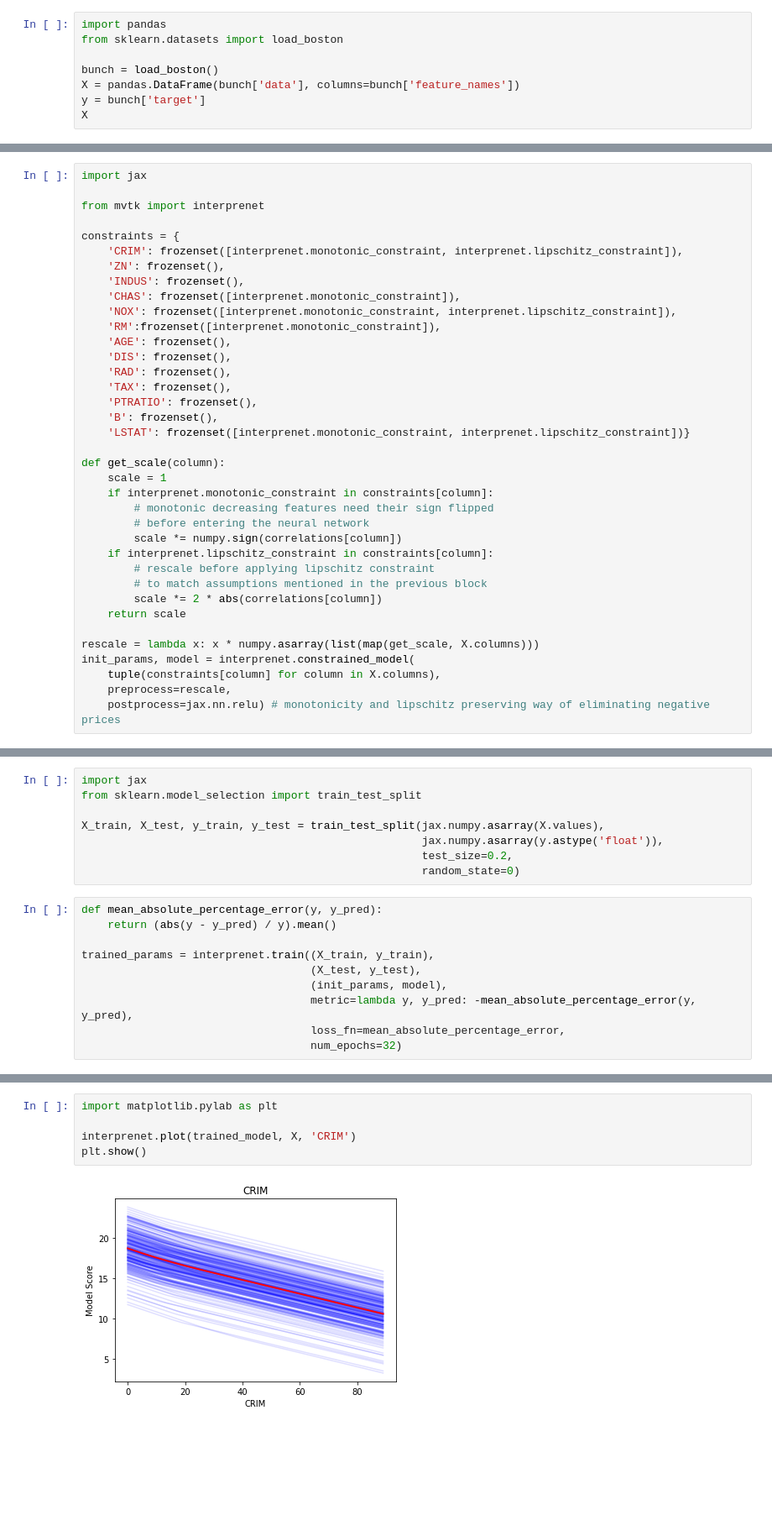
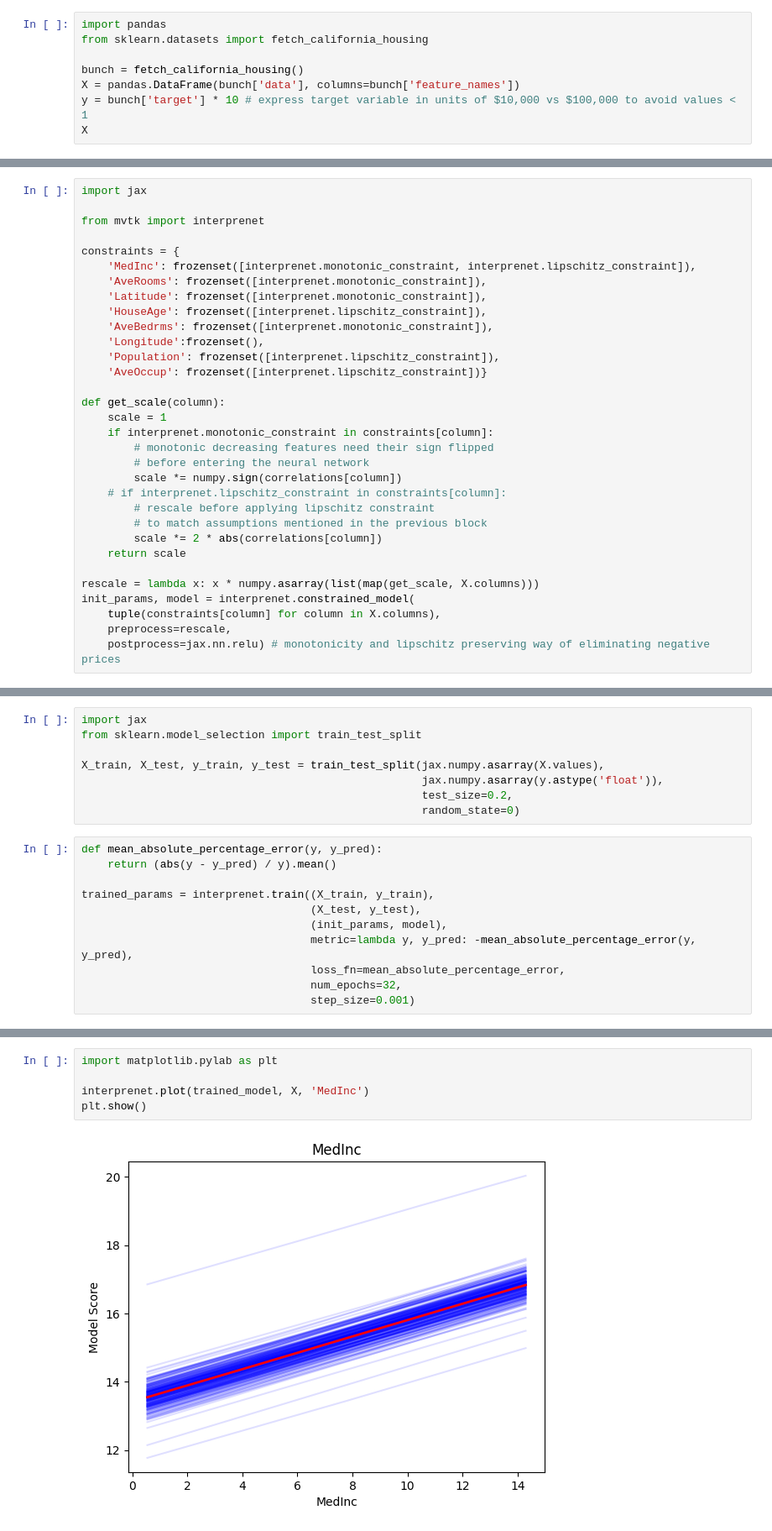
Before and after one commit to FINRAOS/model-validation-toolkit, a Jupyter notebook: docs/notebooks/interprenet/Interprenet.ipynb, the cells around one changed output, grey strips where cells are left out. Shown: that part at 84% size. Cells and saved outputs as stored; diff of their text form; blank space fills up the shorter version.

Commit message:
Update interprenet deprecated jax functions and replace deprecated data set in tutorial notebook.

```diff
--- a/docs/notebooks/interprenet/Interprenet.ipynb
+++ b/docs/notebooks/interprenet/Interprenet.ipynb
@@ -5,9 +5,9 @@ Interprenet builds constrained neural networks. We currently support monotonic a
 # %%
 import pandas
-from sklearn.datasets import load_boston
+from sklearn.datasets import fetch_california_housing
 
-bunch = load_boston()
+bunch = fetch_california_housing()
 X = pandas.DataFrame(bunch['data'], columns=bunch['feature_names'])
-y = bunch['target']
+y = bunch['target'] * 10 # express target variable in units of $10,000 vs $100,000 to avoid values < 1
 X
 # %% [output]
@@ -64,19 +57,14 @@ import jax
 from mvtk import interprenet
 
 constraints = {
-    'CRIM': frozenset([interprenet.monotonic_constraint, interprenet.lipschitz_constraint]),
-    'ZN': frozenset(),
-    'INDUS': frozenset(),
-    'CHAS': frozenset([interprenet.monotonic_constraint]),
-    'NOX': frozenset([interprenet.monotonic_constraint, interprenet.lipschitz_constraint]),
-    'RM':frozenset([interprenet.monotonic_constraint]),
-    'AGE': frozenset(),
-    'DIS': frozenset(),
-    'RAD': frozenset(),
-    'TAX': frozenset(),
-    'PTRATIO': frozenset(),
-    'B': frozenset(),
-    'LSTAT': frozenset([interprenet.monotonic_constraint, interprenet.lipschitz_constraint])}
+    'MedInc': frozenset([interprenet.monotonic_constraint, interprenet.lipschitz_constraint]),
+    'AveRooms': frozenset([interprenet.monotonic_constraint]),
+    'Latitude': frozenset([interprenet.monotonic_constraint]),
+    'HouseAge': frozenset([interprenet.lipschitz_constraint]),
+    'AveBedrms': frozenset([interprenet.monotonic_constraint]),
+    'Longitude':frozenset(),
+    'Population': frozenset([interprenet.lipschitz_constraint]),
+    'AveOccup': frozenset([interprenet.lipschitz_constraint])}
 
 def get_scale(column):
     scale = 1
@@ -84,7 +72,7 @@ def get_scale(column):
         # monotonic decreasing features need their sign flipped
         # before entering the neural network
         scale *= numpy.sign(correlations[column])
-    if interprenet.lipschitz_constraint in constraints[column]:
+    # if interprenet.lipschitz_constraint in constraints[column]:
         # rescale before applying lipschitz constraint
         # to match assumptions mentioned in the previous block
         scale *= 2 * abs(correlations[column])
@@ -114,7 +103,8 @@ trained_params = interprenet.train((X_train, y_train),
                                    (init_params, model),
                                    metric=lambda y, y_pred: -mean_absolute_percentage_error(y, y_pred),
                                    loss_fn=mean_absolute_percentage_error,
-                                   num_epochs=32)
+                                   num_epochs=32,
+                                   step_size=0.001)
 # %%
 trained_model = lambda X: model(trained_params, X)
 mean_absolute_percentage_error(y_test, trained_model(X_test))
@@ -125,8 +115,8 @@ No matter what the values of the other features are (blue lines) increasing CRIM
 # %%
 import matplotlib.pylab as plt
 
-interprenet.plot(trained_model, X, 'CRIM')
+interprenet.plot(trained_model, X, 'MedInc')
 plt.show()
 # %% [output]
-[figure, old version]
+[figure, new version]
 # %% [markdown]
```
Also changed, not shown: parts of 13 cells of this notebook, 1 other file.
